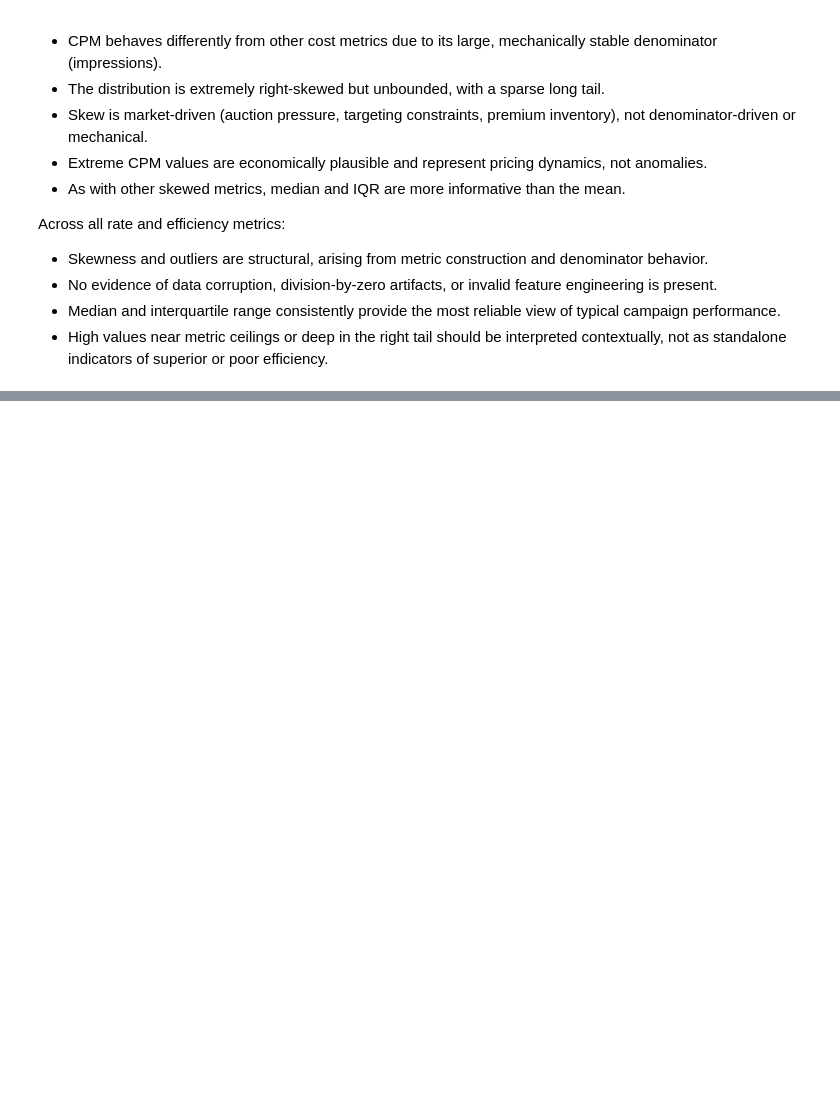
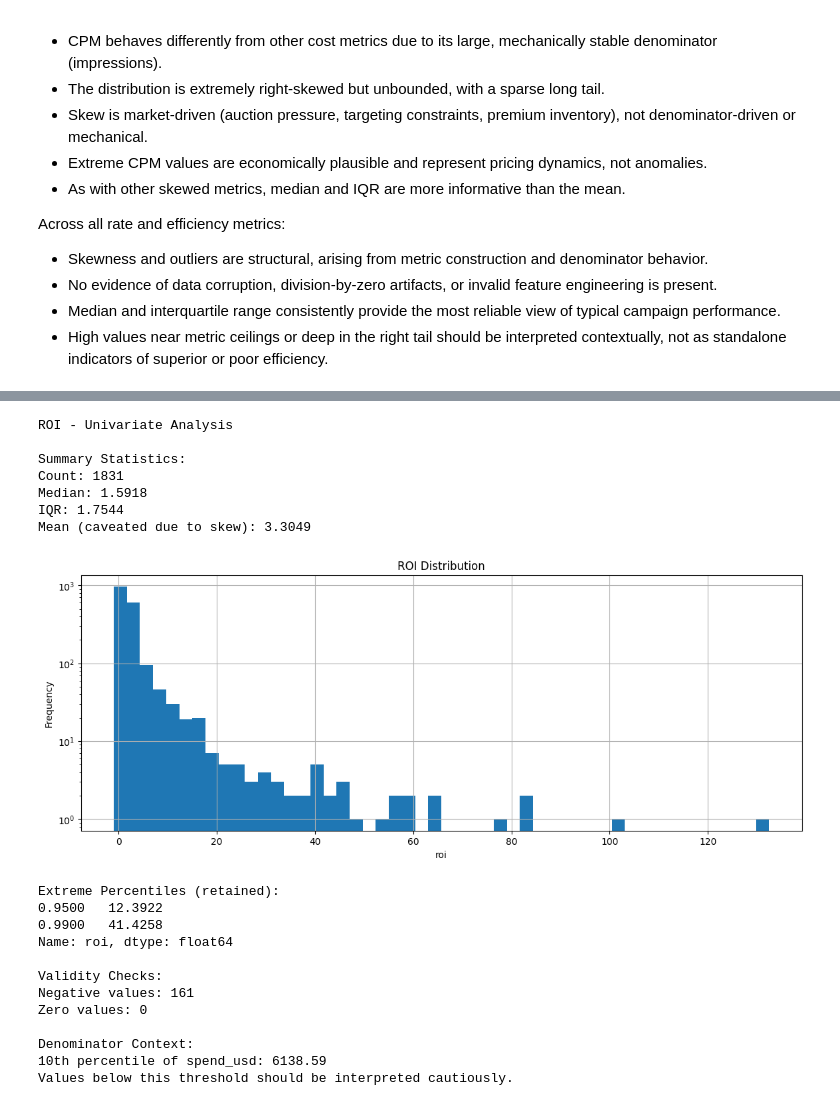
Before and after one commit to Playful-Cloud/Marketing_Campaign_Analysis_and_Optimization, a Jupyter notebook: notebooks/05_EDA.ipynb, the cells around one changed output, grey strips where cells are left out. Cells and saved outputs as stored; diff of their text form; code cells hidden in the pictures; blank space fills up the shorter version.

Commit message:
phase3 >> started working on value/return metrics, prep all parts, i hope didnt forger some

```diff
--- a/notebooks/05_EDA.ipynb
+++ b/notebooks/05_EDA.ipynb
@@ -2021,0 +1991,38 @@ Across all rate and efficiency metrics:
+# %%
+# Reusable Base Function
+def value_metric_univariate(df, metric, denom_col=None, log_scale=True):
+    print(f"\n{metric.upper()} - Univariate Analysis")
+
+    # a. Summary statistics
+    stats = df[metric].describe(percentiles=[0.25, 0.5, 0.75, 0.95, 0.99])
+    iqr = stats['75%'] - stats['25%']
+
+    print("\nSummary Statistics:")
+    print(f"Count: {int(stats['count'])}")
+    print(f"Median: {stats['50%']:.4f}")
+    print(f"IQR: {iqr:.4f}")
+    print(f"Mean (caveated due to skew): {stats['mean']:.4f}")
+
+    # b. Distribution
+    plt.figure(figsize=(14, 5))
+    df[metric].hist(bins=50, log=log_scale)
+    plt.title(f"{metric.upper()} Distribution")
+    plt.xlabel(metric)
+    plt.ylabel("Frequency")
+    plt.show()
+
+    # c. Outlier awareness
+    print("\nExtreme Percentiles (retained):")
+    print(df[metric].quantile([0.95, 0.99]))
+
+    # d. Validity checks
+    print("\nValidity Checks:")
+    print(f"Negative values: {(df[metric] < 0).sum()}")
+    print(f"Zero values: {(df[metric] == 0).sum()}")
+
+    # e. Denominator awareness
+    if denom_col:
+        low_denom = df[denom_col].quantile(0.10)
+        print("\nDenominator Context:")
+        print(f"10th percentile of {denom_col}: {low_denom}")
+        print("Values below this threshold should be interpreted cautiously.")
@@ -2021,0 +2045,28 @@ Across all rate and efficiency metrics:
+# %%
+value_metric_univariate(
+    df=df,
+    metric='roi',
+    denom_col='spend_usd',
+    log_scale=True
+)
+# %% [output]
+ROI - Univariate Analysis
+
+Summary Statistics:
+Count: 1831
+Median: 1.5918
+IQR: 1.7544
+Mean (caveated due to skew): 3.3049
+[figure, added]
+Extreme Percentiles (retained):
+0.9500   12.3922
+0.9900   41.4258
+Name: roi, dtype: float64
+
+Validity Checks:
+Negative values: 161
+Zero values: 0
+
+Denominator Context:
+10th percentile of spend_usd: 6138.59
+Values below this threshold should be interpreted cautiously.
```
Also changed, not shown: parts of 28 cells of this notebook.
